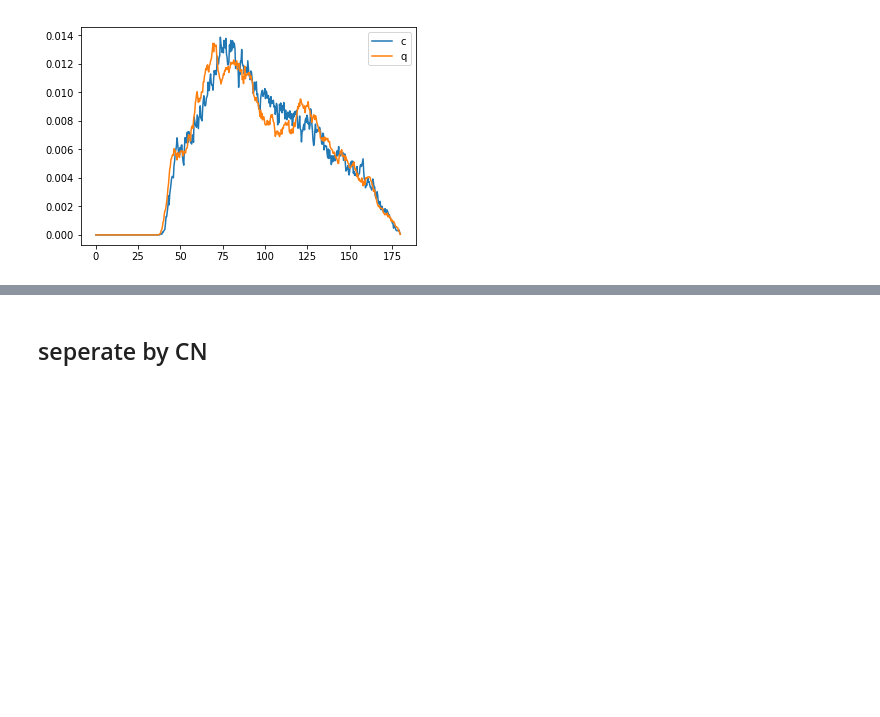
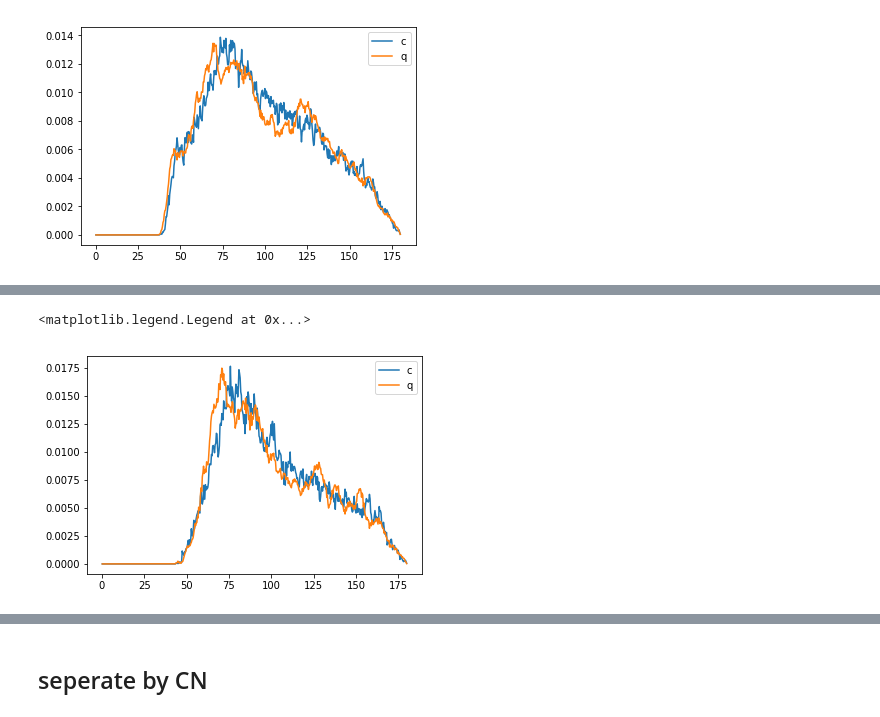
Before and after one commit to xjhsafeguards/mit, a Jupyter notebook: python/Cl_ana.ipynb, the cells around one changed output, grey strips where cells are left out. Saved outputs shown, nothing was run; the diff lists cells and outputs as text; code cells hidden in the pictures; blank space fills up the shorter version.

```diff
--- a/python/Cl_ana.ipynb
+++ b/python/Cl_ana.ipynb
@@ -165,0 +267,8 @@ plt.legend()
+# %%
+#<3.4
+G_OClO_all_c.plot("c")
+G_OClO_all_q.plot("q")
+plt.legend()
+# %% [output]
+<matplotlib.legend.Legend at 0x...>
+[figure, added]
```
Also changed, not shown: parts of 76 cells of this notebook.
